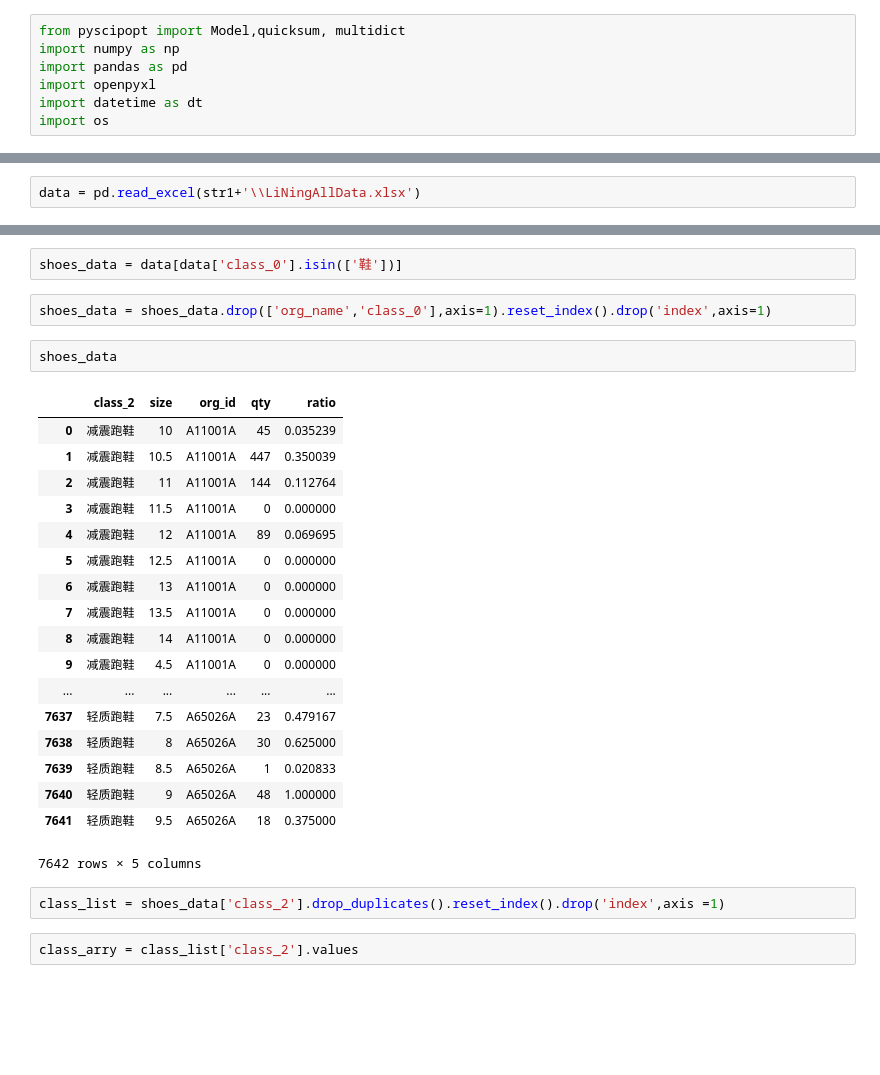
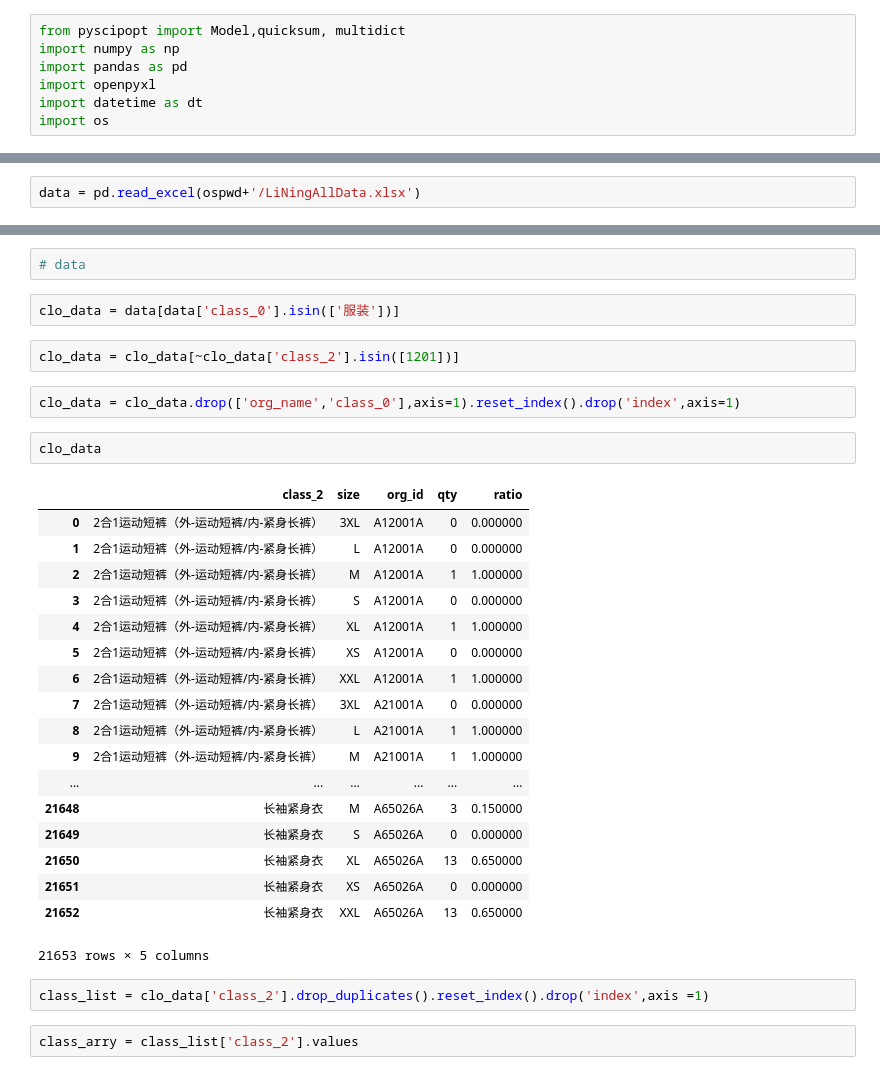
Before and after one commit to liujunnuist/readcode, a Jupyter notebook: LiNingClothes.ipynb, the cells around one changed output, grey strips where cells are left out. Cells and saved outputs as stored; diff of their text form; blank space fills up the shorter version.

```diff
--- a/LiNingClothes.ipynb
+++ b/LiNingClothes.ipynb
@@ -14,2 +14,2 @@ str1
 # %%
-data = pd.read_excel(str1+'\\LiNingAllData.xlsx')
+data = pd.read_excel(ospwd+'/LiNingAllData.xlsx')
@@ -37,30 +16,34 @@ data
+# %%
+# data
 # %%
-shoes_data = data[data['class_0'].isin(['鞋'])]
+clo_data = data[data['class_0'].isin(['服装'])]
+# %%
+clo_data = clo_data[~clo_data['class_2'].isin([1201])]
 # %%
-shoes_data = shoes_data.drop(['org_name','class_0'],axis=1).reset_index().drop('index',axis=1)
+clo_data = clo_data.drop(['org_name','class_0'],axis=1).reset_index().drop('index',axis=1)
-# %%
-shoes_data
-# %% [output]
-|  | class_2 | size | org_id | qty | ratio |
-| 0 | 减震跑鞋 | 10 | A11001A | 45 | 0.035239 |
-| 1 | 减震跑鞋 | 10.5 | A11001A | 447 | 0.350039 |
-| 2 | 减震跑鞋 | 11 | A11001A | 144 | 0.112764 |
-| 3 | 减震跑鞋 | 11.5 | A11001A | 0 | 0.000000 |
-| 4 | 减震跑鞋 | 12 | A11001A | 89 | 0.069695 |
-| 5 | 减震跑鞋 | 12.5 | A11001A | 0 | 0.000000 |
-| 6 | 减震跑鞋 | 13 | A11001A | 0 | 0.000000 |
-| 7 | 减震跑鞋 | 13.5 | A11001A | 0 | 0.000000 |
-| 8 | 减震跑鞋 | 14 | A11001A | 0 | 0.000000 |
-| 9 | 减震跑鞋 | 4.5 | A11001A | 0 | 0.000000 |
-| ... | ... | ... | ... | ... | ... |
-| 7637 | 轻质跑鞋 | 7.5 | A65026A | 23 | 0.479167 |
-| 7638 | 轻质跑鞋 | 8 | A65026A | 30 | 0.625000 |
-| 7639 | 轻质跑鞋 | 8.5 | A65026A | 1 | 0.020833 |
-| 7640 | 轻质跑鞋 | 9 | A65026A | 48 | 1.000000 |
-| 7641 | 轻质跑鞋 | 9.5 | A65026A | 18 | 0.375000 |
-7642 rows × 5 columns
+# %%
+clo_data
+# %% [output]
+|  | class_2 | size | org_id | qty | ratio |
+| 0 | 2合1运动短裤（外-运动短裤/内-紧身长裤） | 3XL | A12001A | 0 | 0.000000 |
+| 1 | 2合1运动短裤（外-运动短裤/内-紧身长裤） | L | A12001A | 0 | 0.000000 |
+| 2 | 2合1运动短裤（外-运动短裤/内-紧身长裤） | M | A12001A | 1 | 1.000000 |
+| 3 | 2合1运动短裤（外-运动短裤/内-紧身长裤） | S | A12001A | 0 | 0.000000 |
+| 4 | 2合1运动短裤（外-运动短裤/内-紧身长裤） | XL | A12001A | 1 | 1.000000 |
+| 5 | 2合1运动短裤（外-运动短裤/内-紧身长裤） | XS | A12001A | 0 | 0.000000 |
+| 6 | 2合1运动短裤（外-运动短裤/内-紧身长裤） | XXL | A12001A | 1 | 1.000000 |
+| 7 | 2合1运动短裤（外-运动短裤/内-紧身长裤） | 3XL | A21001A | 0 | 0.000000 |
+| 8 | 2合1运动短裤（外-运动短裤/内-紧身长裤） | L | A21001A | 1 | 1.000000 |
+| 9 | 2合1运动短裤（外-运动短裤/内-紧身长裤） | M | A21001A | 1 | 1.000000 |
+| ... | ... | ... | ... | ... | ... |
+| 21648 | 长袖紧身衣 | M | A65026A | 3 | 0.150000 |
+| 21649 | 长袖紧身衣 | S | A65026A | 0 | 0.000000 |
+| 21650 | 长袖紧身衣 | XL | A65026A | 13 | 0.650000 |
+| 21651 | 长袖紧身衣 | XS | A65026A | 0 | 0.000000 |
+| 21652 | 长袖紧身衣 | XXL | A65026A | 13 | 0.650000 |
+21653 rows × 5 columns
 # %%
-class_list = shoes_data['class_2'].drop_duplicates().reset_index().drop('index',axis =1)
+class_list = clo_data['class_2'].drop_duplicates().reset_index().drop('index',axis =1)
 # %%
 class_arry = class_list['class_2'].values
 # %%
```
Also changed, not shown: parts of 16 cells of this notebook.
